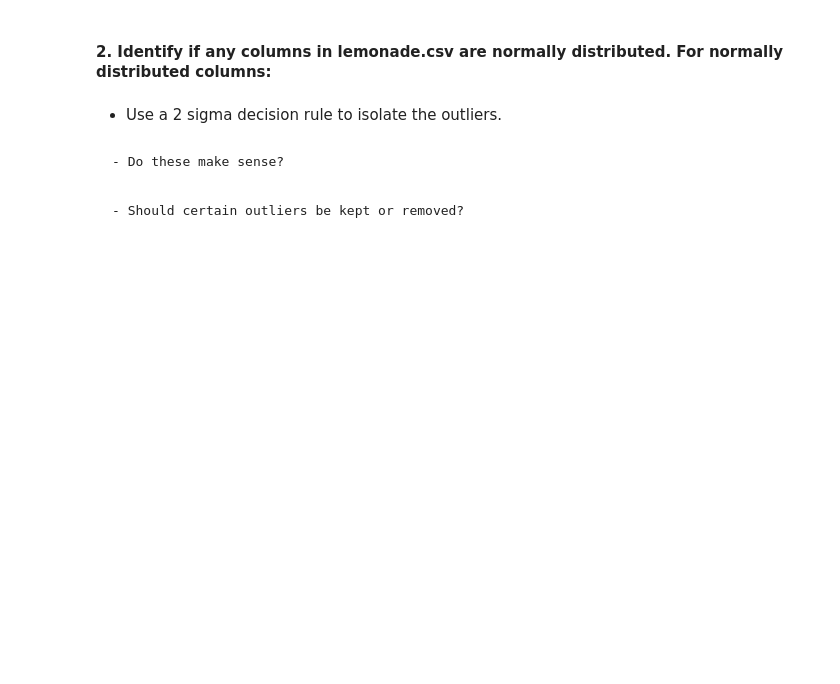
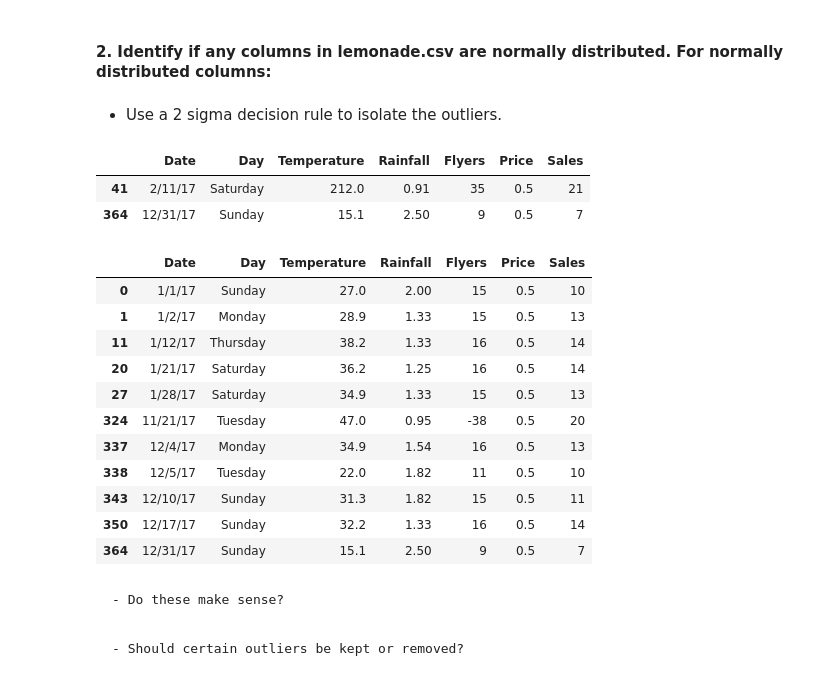
Before and after one commit to chloerwhitaker/anomaly-detection-exercises, a Jupyter notebook: continuous_probabilistic_methods.ipynb, the cells around one changed output. Cells and saved outputs as stored; diff of their text form; code cells hidden in the pictures; blank space fills up the shorter version.

```diff
--- a/continuous_probabilistic_methods.ipynb
+++ b/continuous_probabilistic_methods.ipynb
@@ -143,3 +239,37 @@ lem[(lem['Temperature'] > inner_upper_fence)]
+# %%
+# which observations in dataframe are outliers based on IQR rule?
+lem[(lem['Temperature'] < inner_lower_fence) | (lem['Temperature'] > inner_upper_fence)]
+# %% [output]
+|  | Date | Day | Temperature | Rainfall | Flyers | Price | Sales |
+| 41 | 2/11/17 | Saturday | 212.0 | 0.91 | 35 | 0.5 | 21 |
+| 364 | 12/31/17 | Sunday | 15.1 | 2.50 | 9 | 0.5 | 7 |
+# %%
+# Flyers
+multiplier = 2
+q1 = lem['Flyers'].quantile(0.25)
+q3 = lem['Flyers'].quantile(0.75)
+# %%
+iqr = q3 - q1
+# %%
+# calculate upper and lower limits for the whiskers
+inner_lower_fence = q1 - (multiplier * iqr)
+inner_upper_fence = q3 + (multiplier * iqr)
+# %%
+# which observations in dataframe are outliers based on IQR rule?
+lem[(lem['Flyers'] < inner_lower_fence) | (lem['Flyers'] > inner_upper_fence)]
+# %% [output]
+|  | Date | Day | Temperature | Rainfall | Flyers | Price | Sales |
+| 0 | 1/1/17 | Sunday | 27.0 | 2.00 | 15 | 0.5 | 10 |
+| 1 | 1/2/17 | Monday | 28.9 | 1.33 | 15 | 0.5 | 13 |
+| 11 | 1/12/17 | Thursday | 38.2 | 1.33 | 16 | 0.5 | 14 |
+| 20 | 1/21/17 | Saturday | 36.2 | 1.25 | 16 | 0.5 | 14 |
+| 27 | 1/28/17 | Saturday | 34.9 | 1.33 | 15 | 0.5 | 13 |
+| 324 | 11/21/17 | Tuesday | 47.0 | 0.95 | -38 | 0.5 | 20 |
+| 337 | 12/4/17 | Monday | 34.9 | 1.54 | 16 | 0.5 | 13 |
+| 338 | 12/5/17 | Tuesday | 22.0 | 1.82 | 11 | 0.5 | 10 |
+| 343 | 12/10/17 | Sunday | 31.3 | 1.82 | 15 | 0.5 | 11 |
+| 350 | 12/17/17 | Sunday | 32.2 | 1.33 | 16 | 0.5 | 14 |
+| 364 | 12/31/17 | Sunday | 15.1 | 2.50 | 9 | 0.5 | 7 |
 # %% [markdown]
     - Do these make sense?
 # %% [markdown]
```
Also changed, not shown: parts of 22 cells of this notebook.
